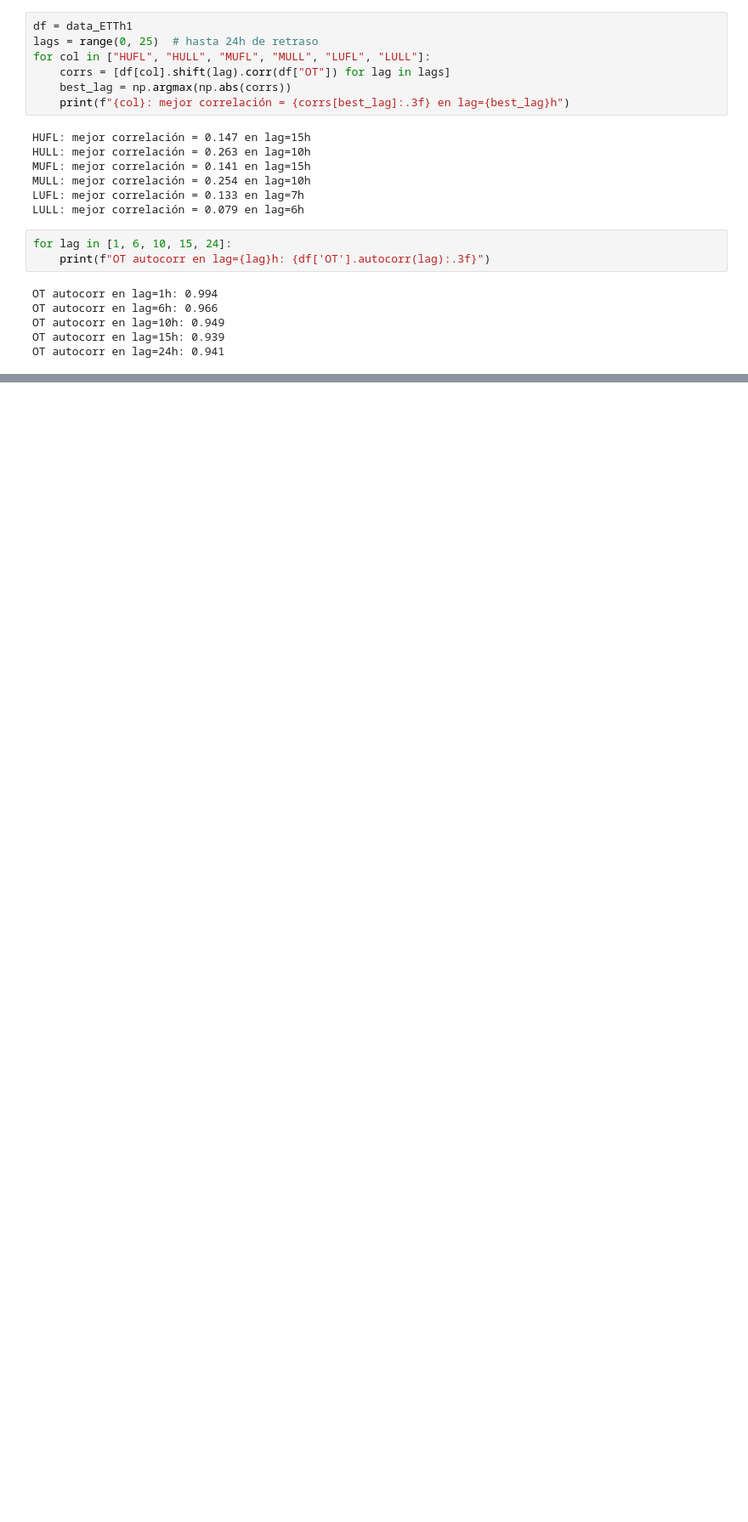
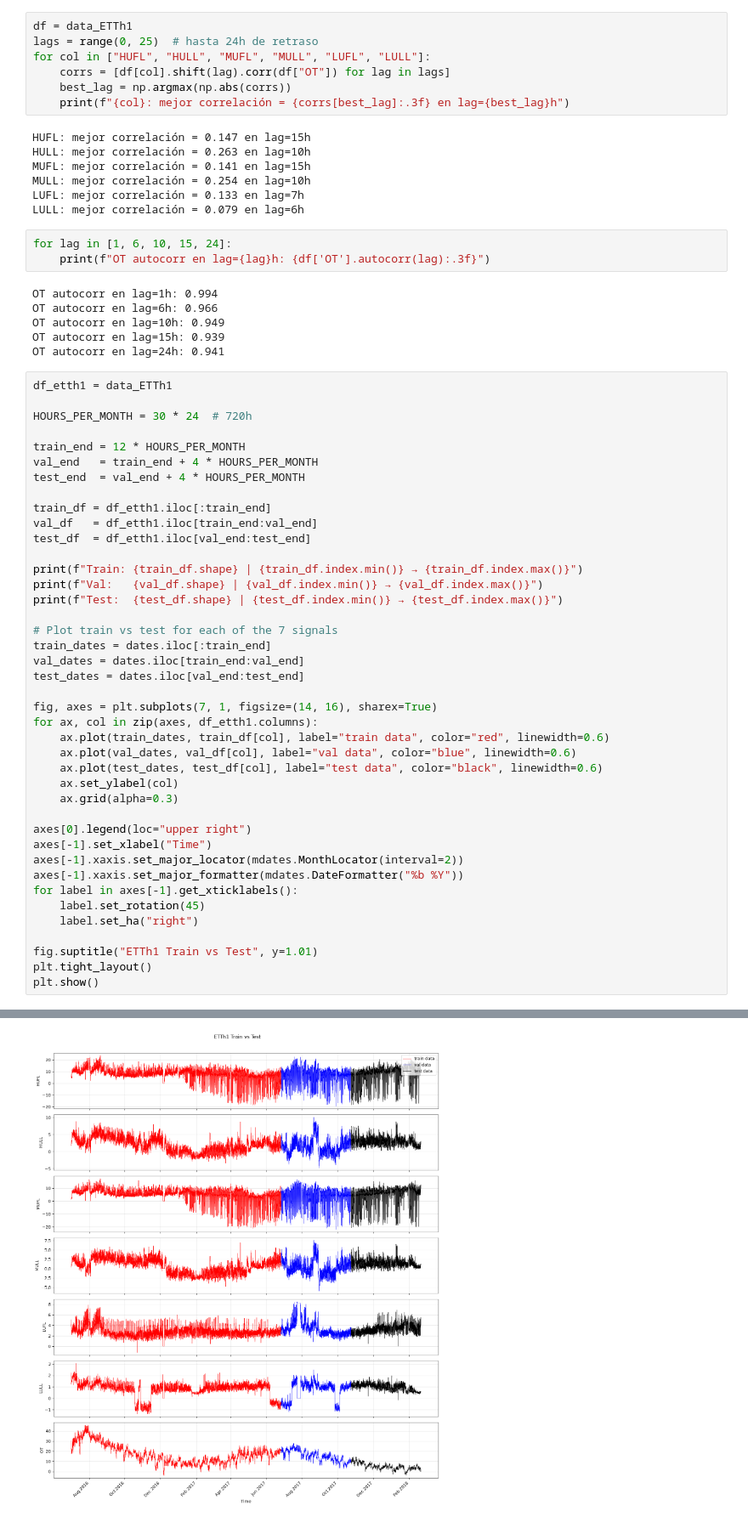
Before and after one commit to jauric/TUB-SS-26_Deep-Learning-Time-Series, a Jupyter notebook: src/tub_ss_26_deep_learning_time_series/data_analysis.ipynb, the cells around one changed output, grey strips where cells are left out. Shown at 85% size. Drawn from its saved outputs; the diff is of its cells as text; blank space fills up the shorter version.

Commit message:
plotting features and split dataset

```diff
--- a/src/tub_ss_26_deep_learning_time_series/data_analysis.ipynb
+++ b/src/tub_ss_26_deep_learning_time_series/data_analysis.ipynb
@@ -84,3 +84,45 @@ OT autocorr en lag=6h: 0.966
 OT autocorr en lag=10h: 0.949
 OT autocorr en lag=15h: 0.939
 OT autocorr en lag=24h: 0.941
+# %%
+df_etth1 = data_ETTh1
+
+HOURS_PER_MONTH = 30 * 24  # 720h
+
+train_end = 12 * HOURS_PER_MONTH
+val_end   = train_end + 4 * HOURS_PER_MONTH
+test_end  = val_end + 4 * HOURS_PER_MONTH
+
+train_df = df_etth1.iloc[:train_end]
+val_df   = df_etth1.iloc[train_end:val_end]
+test_df  = df_etth1.iloc[val_end:test_end]
+
+print(f"Train: {train_df.shape} | {train_df.index.min()} → {train_df.index.max()}")
+print(f"Val:   {val_df.shape} | {val_df.index.min()} → {val_df.index.max()}")
+print(f"Test:  {test_df.shape} | {test_df.index.min()} → {test_df.index.max()}")
+
+# Plot train vs test for each of the 7 signals
+train_dates = dates.iloc[:train_end]
+val_dates = dates.iloc[train_end:val_end]
+test_dates = dates.iloc[val_end:test_end]
+
+fig, axes = plt.subplots(7, 1, figsize=(14, 16), sharex=True)
+for ax, col in zip(axes, df_etth1.columns):
+    ax.plot(train_dates, train_df[col], label="train data", color="red", linewidth=0.6)
+    ax.plot(val_dates, val_df[col], label="val data", color="blue", linewidth=0.6)
+    ax.plot(test_dates, test_df[col], label="test data", color="black", linewidth=0.6)
+    ax.set_ylabel(col)
+    ax.grid(alpha=0.3)
+
+axes[0].legend(loc="upper right")
+axes[-1].set_xlabel("Time")
+axes[-1].xaxis.set_major_locator(mdates.MonthLocator(interval=2))
+axes[-1].xaxis.set_major_formatter(mdates.DateFormatter("%b %Y"))
+for label in axes[-1].get_xticklabels():
+    label.set_rotation(45)
+    label.set_ha("right")
+
+fig.suptitle("ETTh1 Train vs Test", y=1.01)
+plt.tight_layout()
+plt.show()
+# %% [output]
@@ -86,0 +132 @@ OT autocorr en lag=24h: 0.941
+[figure, added]
```
Also changed, not shown: parts of 3 cells of this notebook, 1 other file.
